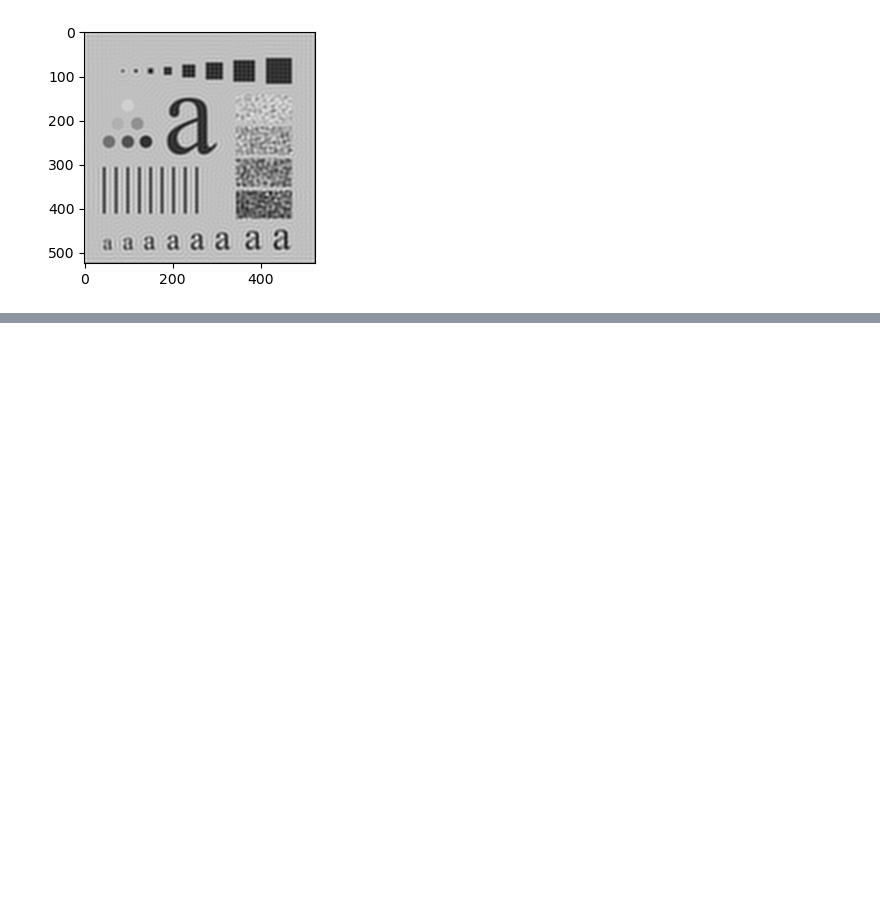
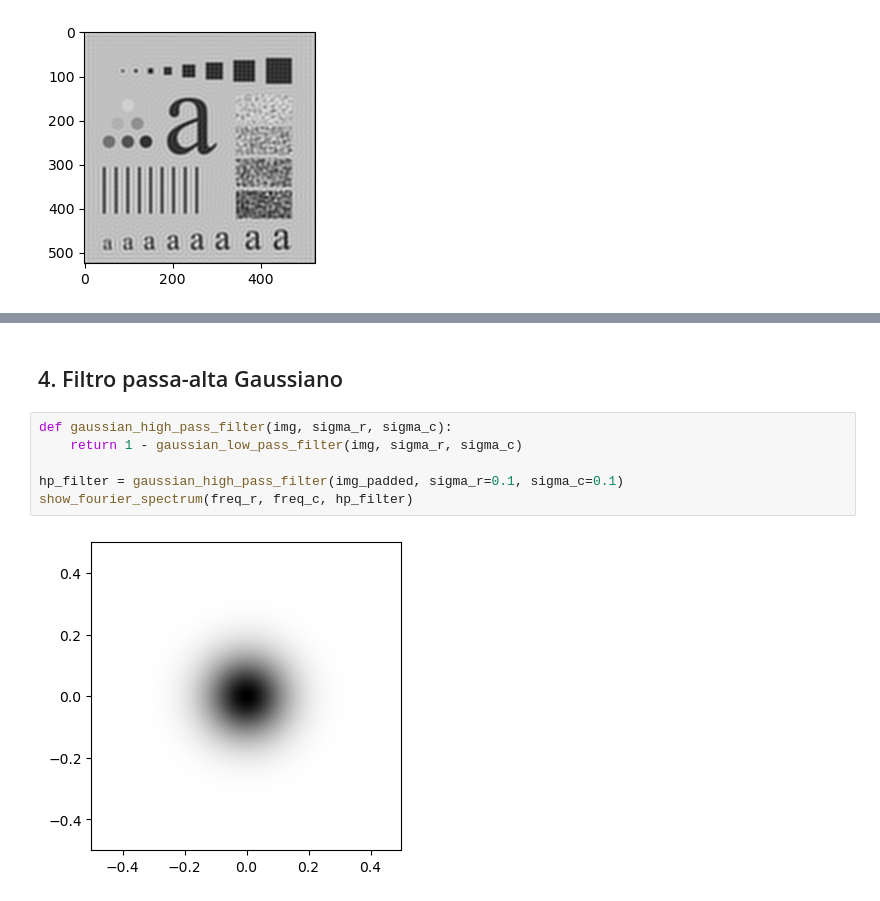
Before and after one commit to chcomin/curso-processamento-de-imagens, a Jupyter notebook: M04_filtragem_de_frequencia/pratica/4 - Filtros no domínio da frequência.ipynb, the cells around one changed output, grey strips where cells are left out. Drawn from its saved outputs; the diff is of its cells as text; blank space fills up the shorter version.

```diff
--- a/M04_filtragem_de_frequencia/pratica/4 - Filtros no domínio da frequência.ipynb
+++ b/M04_filtragem_de_frequencia/pratica/4 - Filtros no domínio da frequência.ipynb
@@ -97,0 +130,10 @@ plt.imshow(img_filtered, 'gray')
+# %% [markdown]
+## 4. Filtro passa-alta Gaussiano
+# %%
+def gaussian_high_pass_filter(img, sigma_r, sigma_c):
+    return 1 - gaussian_low_pass_filter(img, sigma_r, sigma_c)
+
+hp_filter = gaussian_high_pass_filter(img_padded, sigma_r=0.1, sigma_c=0.1)
+show_fourier_spectrum(freq_r, freq_c, hp_filter)
+# %% [output]
+[figure, added]
```
Also changed, not shown: parts of 9 cells of this notebook, 7 other files.
